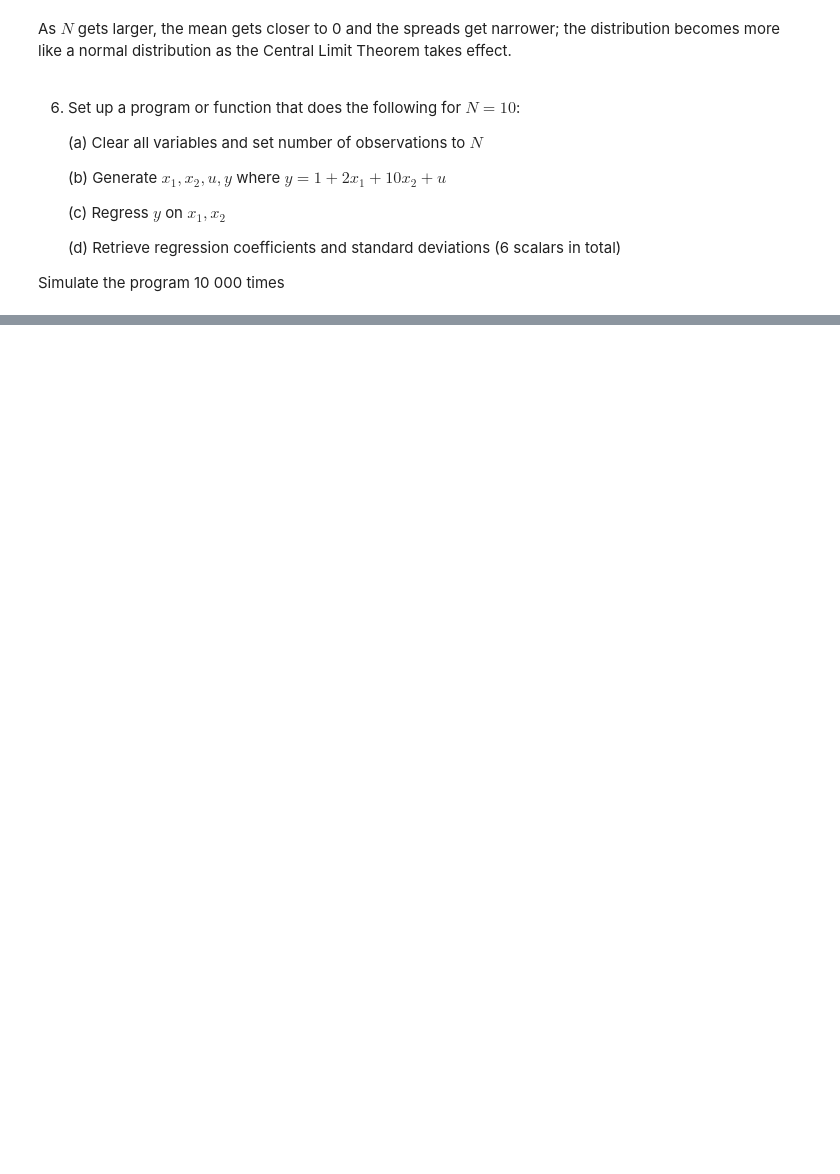
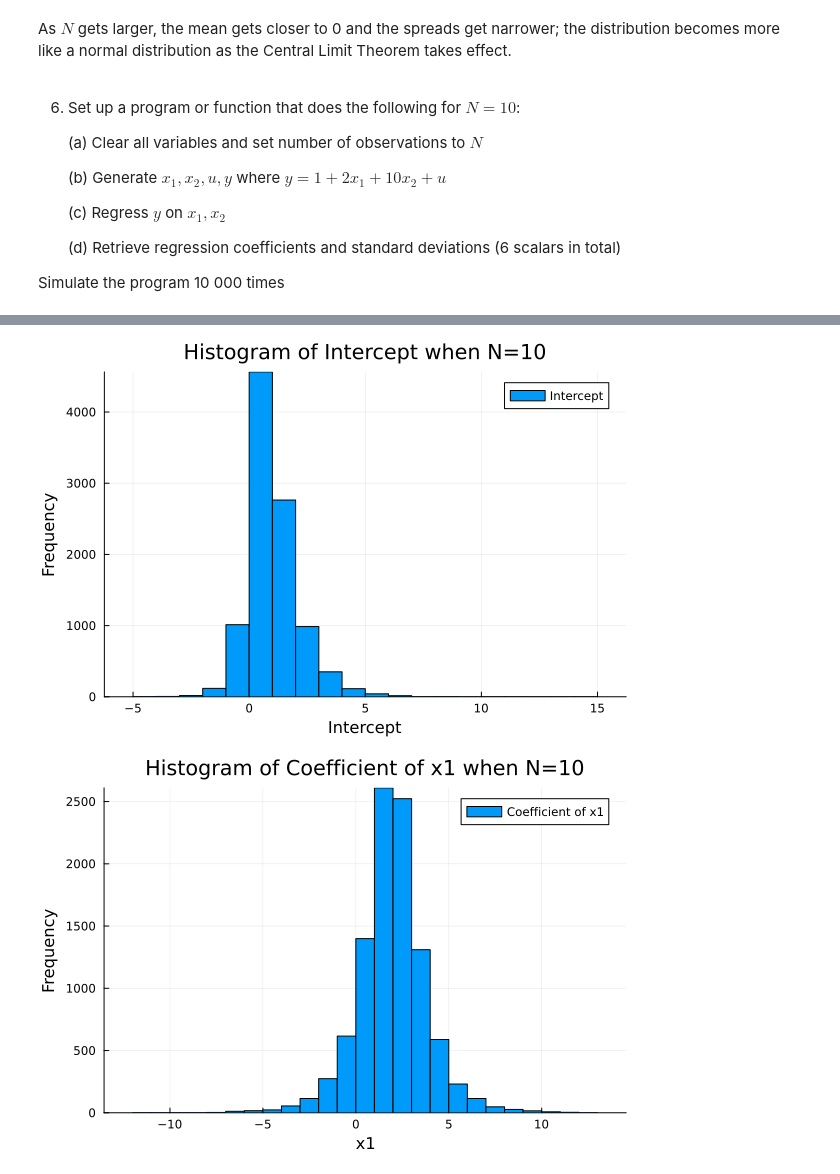
Before and after one commit to liminglin98/ScPo_M1_Econometrics2, a Jupyter notebook: HW4/PS4_P1_LLM.ipynb, the cells around one changed output, grey strips where cells are left out. Cells and saved outputs as stored; diff of their text form; code cells hidden in the pictures; blank space fills up the shorter version.

```diff
--- a/HW4/PS4_P1_LLM.ipynb
+++ b/HW4/PS4_P1_LLM.ipynb
@@ -222,3 +222,33 @@ As $N$ gets larger, the mean gets closer to 0 and the spreads get narrower; the
     (d) Retrieve regression coefficients and standard deviations (6 scalars in total)
 
 Simulate the program 10 000 times
+# %%
+# Define the function to generate the random variables, run the regression and return the coefficients and standard errors
+function f(N)
+    x_1 = rand(N)
+    x_2 = rand(Binomial(1, 0.3), N)
+    u_plus_1 = rand(Chisq(1), N)
+    u = u_plus_1 .- 1
+    y=2x_1+10x_2+u.+1
+    df_p6 = DataFrame(x_1 = x_1, x_2 = x_2, y = y, u = u)
+    model=lm(@formula(y ~ x_1+x_2), df_p6)
+    return coef(model), stderror(model)
+end
+# Repeat the function for 10000 times
+num_params = 3
+n = 10000
+coef_vals = zeros(num_params, n)
+se_vals = zeros(num_params, n)
+for i in 1:n
+    coef_vals[:, i], se_vals[:, i] = f(10)
+end
+# Retrieve the coefficients and standard errors and store them in a dataframe
+intercept_coef = coef_vals[1, :]
+x1_coef = coef_vals[2, :]
+x2_coef = coef_vals[3, :]
+
+intercept_se = se_vals[1, :]
+x1_se = se_vals[2, :]
+x2_se = se_vals[3, :]
+df_sim = DataFrame(intercept_coef = intercept_coef, x1_coef = x1_coef, x2_coef = x2_coef, intercept_se = intercept_se, x1_se = x1_se, x2_se = x2_se)
+first(df_sim, 5)
@@ -224,0 +278,11 @@ Simulate the program 10 000 times
+# %%
+# Plot the histogram of the coefficients
+hist_sim_intercept=histogram(df_sim.intercept_coef, bins=30, title="Histogram of Intercept when N=10", xlabel="Intercept", ylabel="Frequency", label="Intercept")
+hist_sim_x1=histogram(df_sim.x1_coef, bins=30, title="Histogram of Coefficient of x1 when N=10", xlabel="x1", ylabel="Frequency", label="Coefficient of x1")
+hist_sim_x2=histogram(df_sim.x2_coef, bins=30, title="Histogram of Coefficient of x2 when N=10", xlabel="x2", ylabel="Frequency", label="Coefficient of x2")
+display(hist_sim_intercept)
+display(hist_sim_x1)
+display(hist_sim_x2)
+# %% [output]
+[figure, added]
+[figure, added]
```
Also changed, not shown: parts of 36 cells of this notebook.
